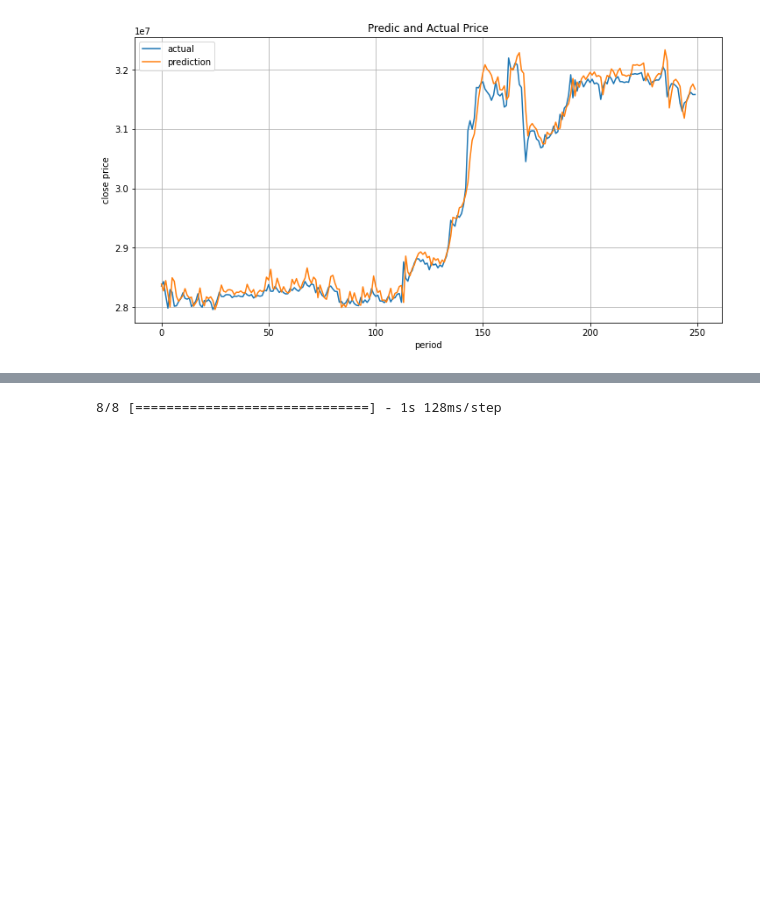
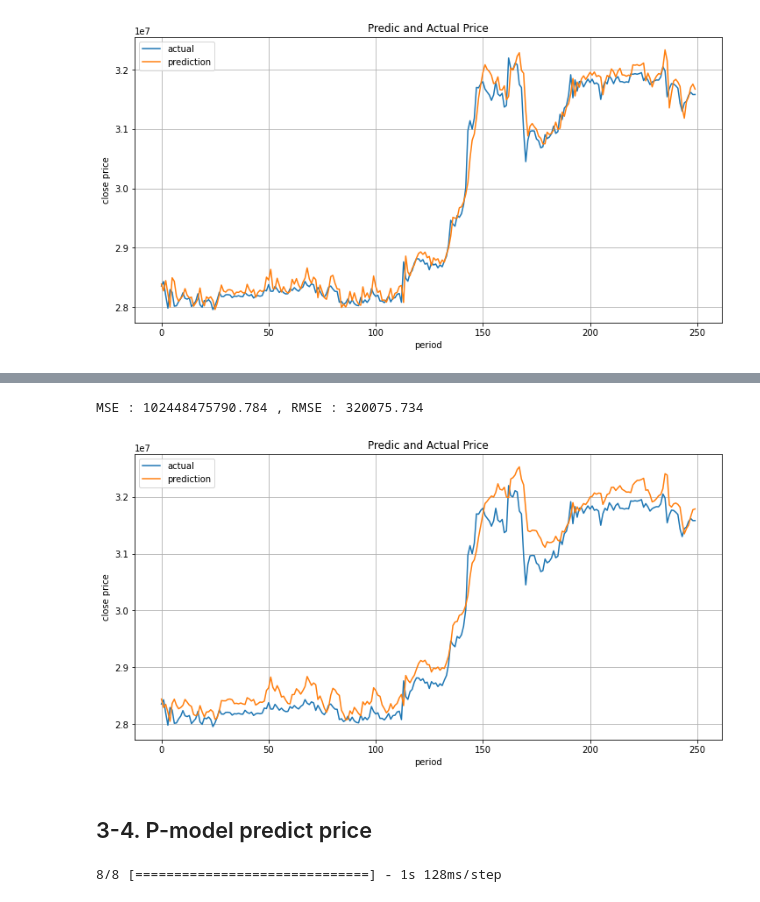
Before and after one commit to K-Digital-Coin/K-Digital_pjt_DA, a Jupyter notebook: 3_Tensorflow_LSTM.ipynb, the cells around one changed output, grey strips where cells are left out. Saved outputs shown, nothing was run; the diff lists cells and outputs as text; code cells hidden in the pictures; blank space fills up the shorter version.

```diff
--- a/3_Tensorflow_LSTM.ipynb
+++ b/3_Tensorflow_LSTM.ipynb
@@ -400,3 +538,26 @@ MSE : 41482405480.576 , RMSE : 203672.299
+# %%
+rf_ctr_pred = pd.DataFrame(c_l_scaler.inverse_transform(ctr_pred),columns=['tlctr_close'])
+rf_ctr_test = pd.DataFrame(c_l_scaler.inverse_transform(cy_test),columns=['actual_close'])
+
+nctr_mse = mean_squared_error(rf_ctr_test, rf_ctr_pred)
+nctr_rmse = np.sqrt(nctr_mse)
+
+plt.figure(figsize=(12, 6))
+plt.title('Predic and Actual Price')
+plt.xlabel('period')
+plt.ylabel('close price')
+plt.plot(rf_ctr_test, label='actual')
+plt.plot(rf_ctr_pred, label='prediction')
+plt.grid()
+plt.legend(loc='best')
+
+print('MSE : {0:.3f} , RMSE : {1:.3F}'.format(nctr_mse , nctr_rmse))
+plt.show()
+# %% [output]
+MSE : 102448475790.784 , RMSE : 320075.734
+[figure, added]
+# %% [markdown]
+## 3-4. P-model predict price
 # %%
 # predic P-Model
 p_pred = p_model.predict(px_test)
```
Also changed, not shown: parts of 27 cells of this notebook, 9 other files.
